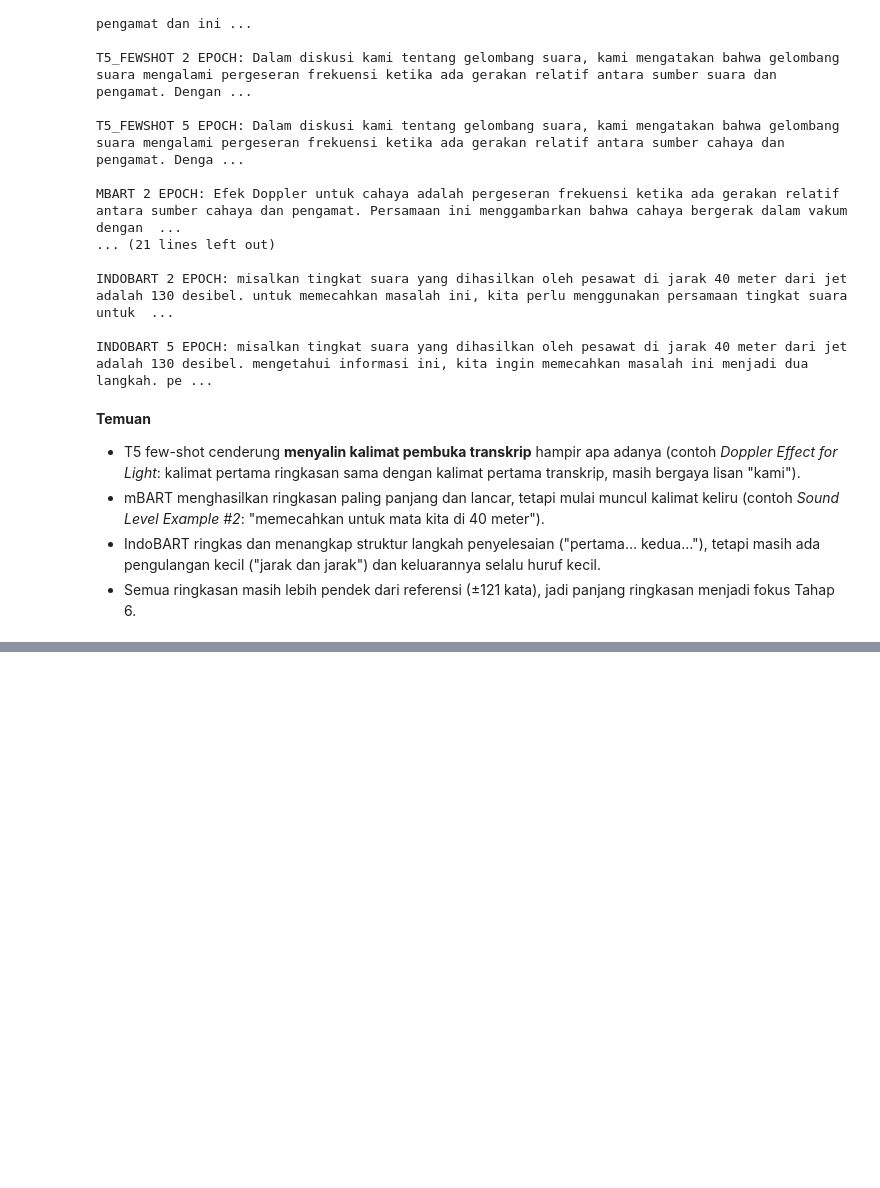
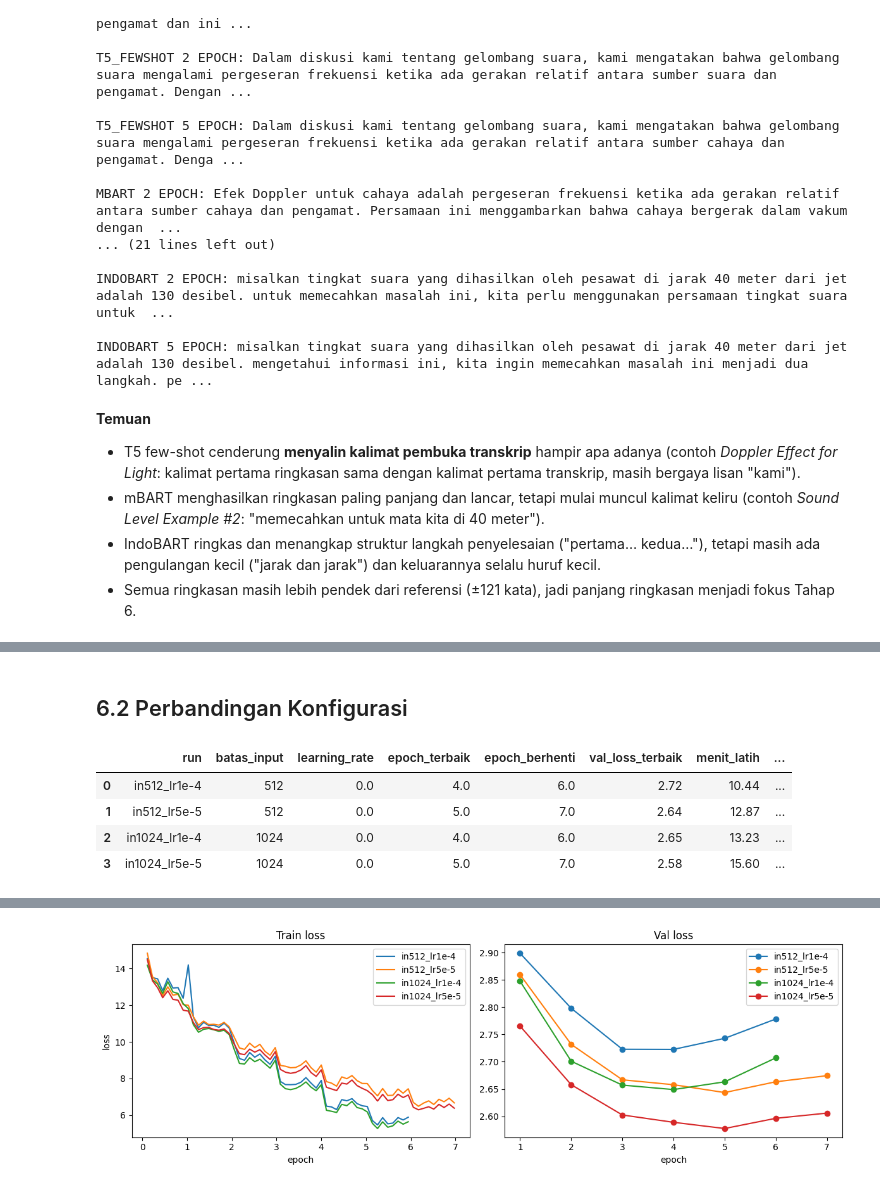
Before and after one commit to IRay3477/Pengembangan-Model-Deep-Learning-dan-Implementasi-API, a Jupyter notebook: Deep_Learning_Peringkasan_Otomatis_Video_Kuliah_Bahasa_Indonesia.ipynb, the cells around one changed output, grey strips where cells are left out. Cells and saved outputs as stored; diff of their text form; code cells hidden in the pictures; blank space fills up the shorter version.

```diff
--- a/Deep_Learning_Peringkasan_Otomatis_Video_Kuliah_Bahasa_Indonesia.ipynb
+++ b/Deep_Learning_Peringkasan_Otomatis_Video_Kuliah_Bahasa_Indonesia.ipynb
@@ -1838,0 +2181,44 @@ INDOBART 5 EPOCH: misalkan tingkat suara yang dihasilkan oleh pesawat di jarak 4
+# %% [markdown]
+## 6.2 Perbandingan Konfigurasi
+# %%
+tabel_tahap6 = pd.read_csv(path_hasil_tahap6)
+tabel_tahap6['rata_rata_rouge'] = tabel_tahap6[['rouge1', 'rouge2', 'rougeL']].mean(axis=1)
+display(tabel_tahap6[['run', 'batas_input', 'learning_rate', 'epoch_terbaik', 'epoch_berhenti', 'val_loss_terbaik',
+                      'menit_latih', 'vram_puncak_gb', 'rouge1', 'rouge2', 'rougeL', 'rata_rata_rouge',
+                      'presisi_rouge1', 'recall_rouge1', 'panjang_kata']].round(2))
+
+run_terbaik = tabel_tahap6.loc[tabel_tahap6['rata_rata_rouge'].idxmax(), 'run']
+batas_input_terbaik = int(tabel_tahap6.loc[tabel_tahap6['run'] == run_terbaik, 'batas_input'].iloc[0])
+print('Konfigurasi terbaik:', run_terbaik)
+
+# cek dugaan Tahap 5: kalau rasio ±4, loss yang tercatat memang terjumlah per 4 langkah gradient accumulation
+for _, baris in tabel_tahap6.iterrows():
+    print(f"{baris['run']}: loss tercatat (epoch terbaik) {baris['loss_tercatat']:.2f} | loss asli di data train {baris['loss_latih_asli']:.2f} "
+          f"| rasio {baris['loss_tercatat'] / baris['loss_latih_asli']:.1f}x")
+
+fig, axes = plt.subplots(1, 2, figsize=(12, 4))
+for nama_run in tabel_tahap6['run']:
+    riwayat_loss = pd.read_csv(f'{output_tahap6}/log_loss_{nama_run}.csv')
+    loss_latih = riwayat_loss.dropna(subset=['loss'])
+    loss_val = riwayat_loss.dropna(subset=['eval_loss'])
+    axes[0].plot(loss_latih['epoch'], loss_latih['loss'], label=nama_run)
+    axes[1].plot(loss_val['epoch'], loss_val['eval_loss'], marker='o', label=nama_run)
+
+axes[0].set_title('Train loss')
+axes[0].set_xlabel('epoch')
+axes[0].set_ylabel('loss')
+axes[0].legend()
+
+axes[1].set_title('Val loss')
+axes[1].set_xlabel('epoch')
+axes[1].legend()
+
+plt.tight_layout()
+plt.savefig(f'{output_tahap6}/grafik_loss_tahap6.png', dpi=150)
+plt.show()
+# %% [output]
+|  | run | batas_input | learning_rate | epoch_terbaik | epoch_berhenti | val_loss_terbaik | menit_latih | ... |
+| 0 | in512_lr1e-4 | 512 | 0.0 | 4.0 | 6.0 | 2.72 | 10.44 | ... |
+| 1 | in512_lr5e-5 | 512 | 0.0 | 5.0 | 7.0 | 2.64 | 12.87 | ... |
+| 2 | in1024_lr1e-4 | 1024 | 0.0 | 4.0 | 6.0 | 2.65 | 13.23 | ... |
+| 3 | in1024_lr5e-5 | 1024 | 0.0 | 5.0 | 7.0 | 2.58 | 15.60 | ... |
@@ -1838,0 +2230 @@ INDOBART 5 EPOCH: misalkan tingkat suara yang dihasilkan oleh pesawat di jarak 4
+[figure, added]
```
Also changed, not shown: parts of 26 cells of this notebook.
